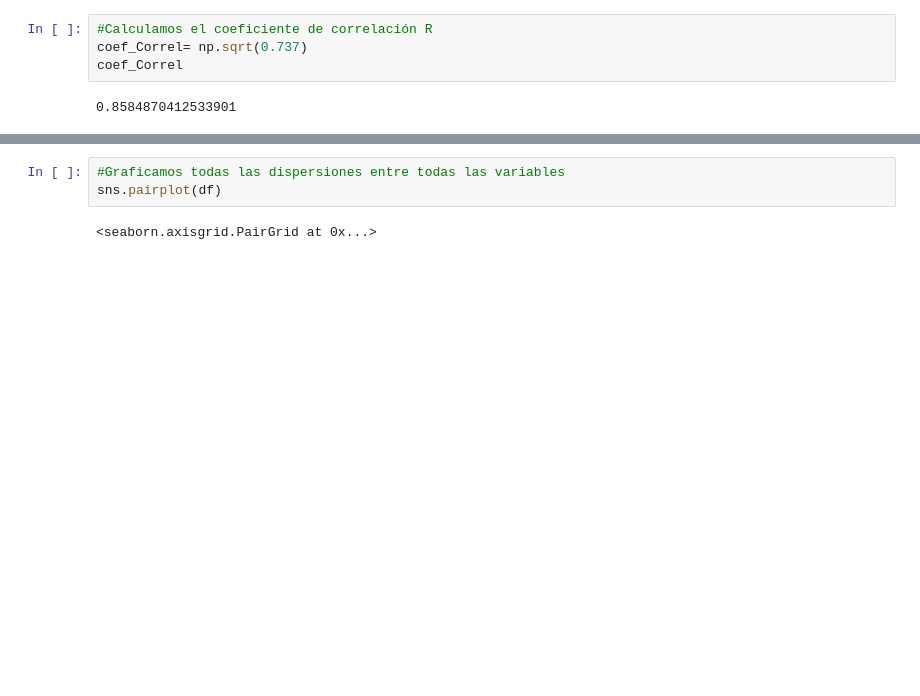
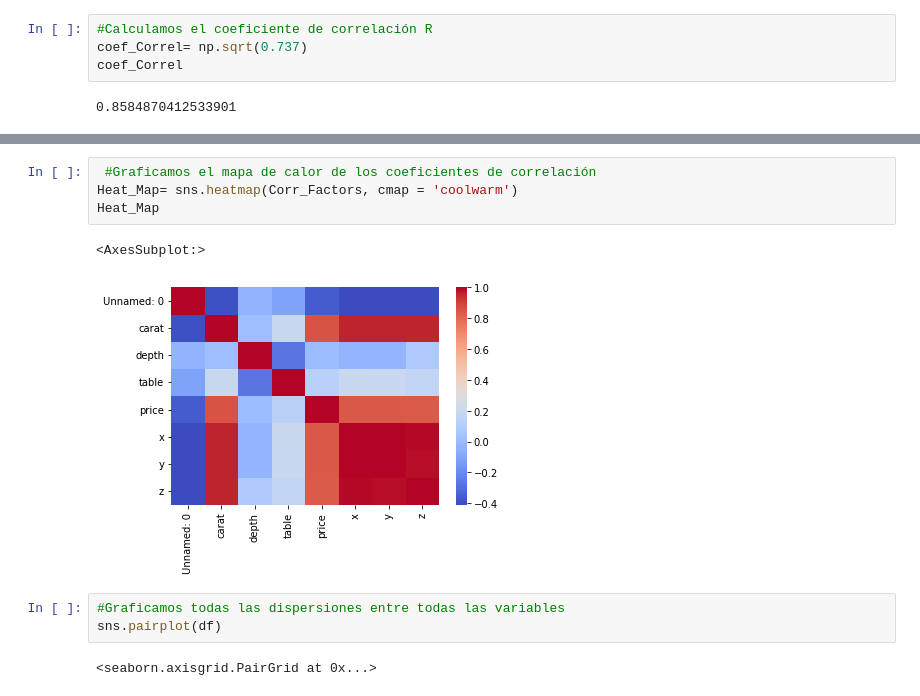
Before and after one commit to ManuelCarCas/Actividad1.Gesti-n, a Jupyter notebook: ACTIVIDAD1.IPYNB, the cells around one changed output, grey strips where cells are left out. Saved outputs shown, nothing was run; the diff lists cells and outputs as text; blank space fills up the shorter version.

Commit message:
mapa de calor con coeficientes

```diff
--- a/ACTIVIDAD1.IPYNB
+++ b/ACTIVIDAD1.IPYNB
@@ -854,3 +867,10 @@ Corr_Factors1
+# %%
+ #Graficamos el mapa de calor de los coeficientes de correlación
+Heat_Map= sns.heatmap(Corr_Factors, cmap = 'coolwarm')
+Heat_Map
+# %% [output]
+<AxesSubplot:>
+[figure, added]
 # %%
 #Graficamos todas las dispersiones entre todas las variables
 sns.pairplot(df)
```
Also changed, not shown: parts of 12 cells of this notebook, 2 other files.
